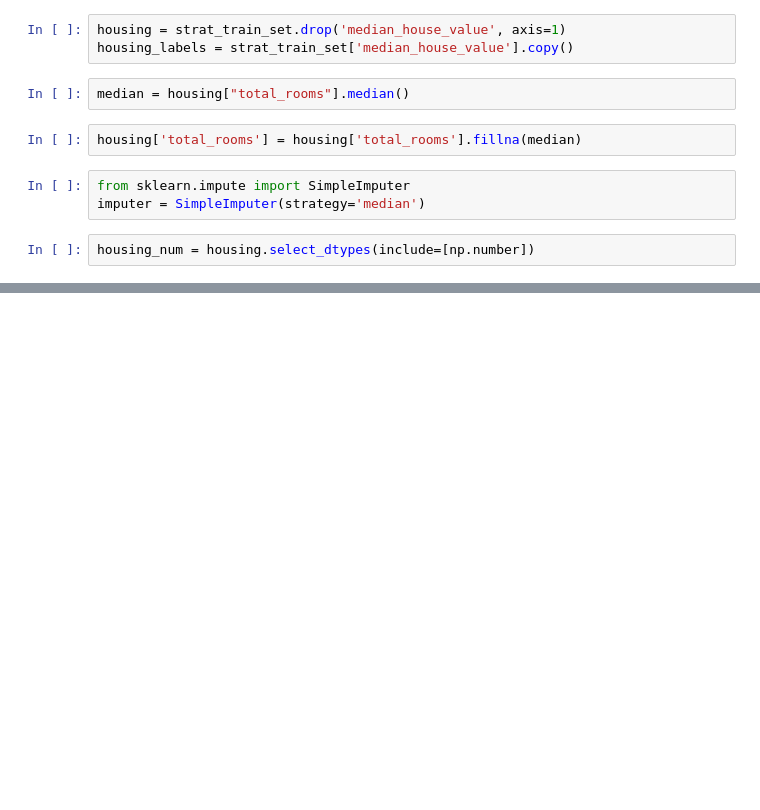
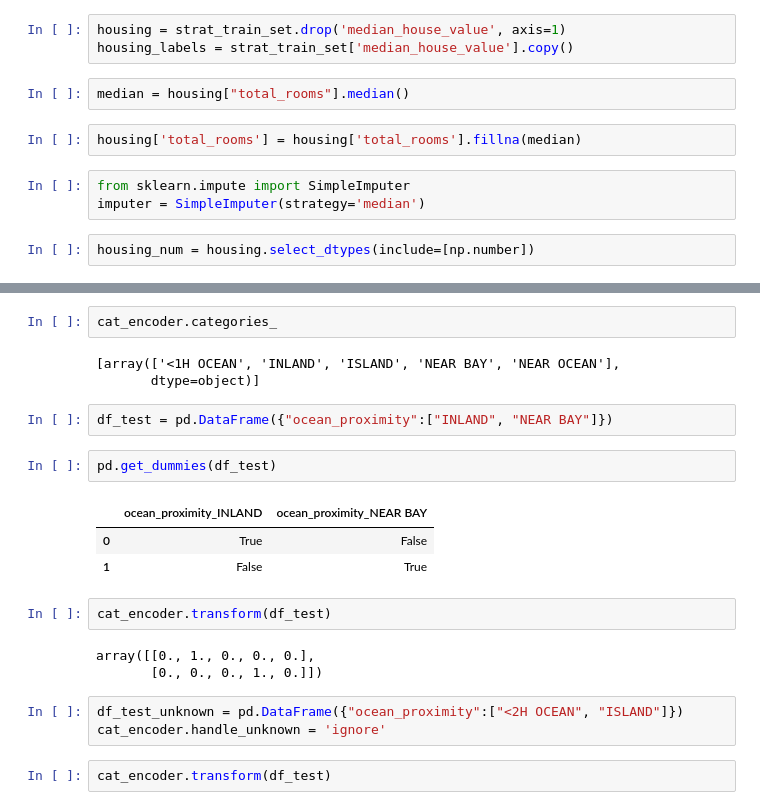
Before and after one commit to gowthamkaruturi/ai-engineer-roadmap, a Jupyter notebook: dataframes.ipynb, the cells around one changed output, grey strips where cells are left out. Saved outputs shown, nothing was run; the diff lists cells and outputs as text; blank space fills up the shorter version.

```diff
--- a/dataframes.ipynb
+++ b/dataframes.ipynb
@@ -176,0 +233,23 @@ housing_num = housing.select_dtypes(include=[np.number])
+# %%
+cat_encoder.categories_
+# %% [output]
+[array(['<1H OCEAN', 'INLAND', 'ISLAND', 'NEAR BAY', 'NEAR OCEAN'],
+       dtype=object)]
+# %%
+df_test = pd.DataFrame({"ocean_proximity":["INLAND", "NEAR BAY"]})
+# %%
+pd.get_dummies(df_test)
+# %% [output]
+|  | ocean_proximity_INLAND | ocean_proximity_NEAR BAY |
+| 0 | True | False |
+| 1 | False | True |
+# %%
+cat_encoder.transform(df_test)
+# %% [output]
+array([[0., 1., 0., 0., 0.],
+       [0., 0., 0., 1., 0.]])
+# %%
+df_test_unknown = pd.DataFrame({"ocean_proximity":["<2H OCEAN", "ISLAND"]})
+cat_encoder.handle_unknown = 'ignore'
+# %%
+cat_encoder.transform(df_test)
```
Also changed, not shown: parts of 19 cells of this notebook.
